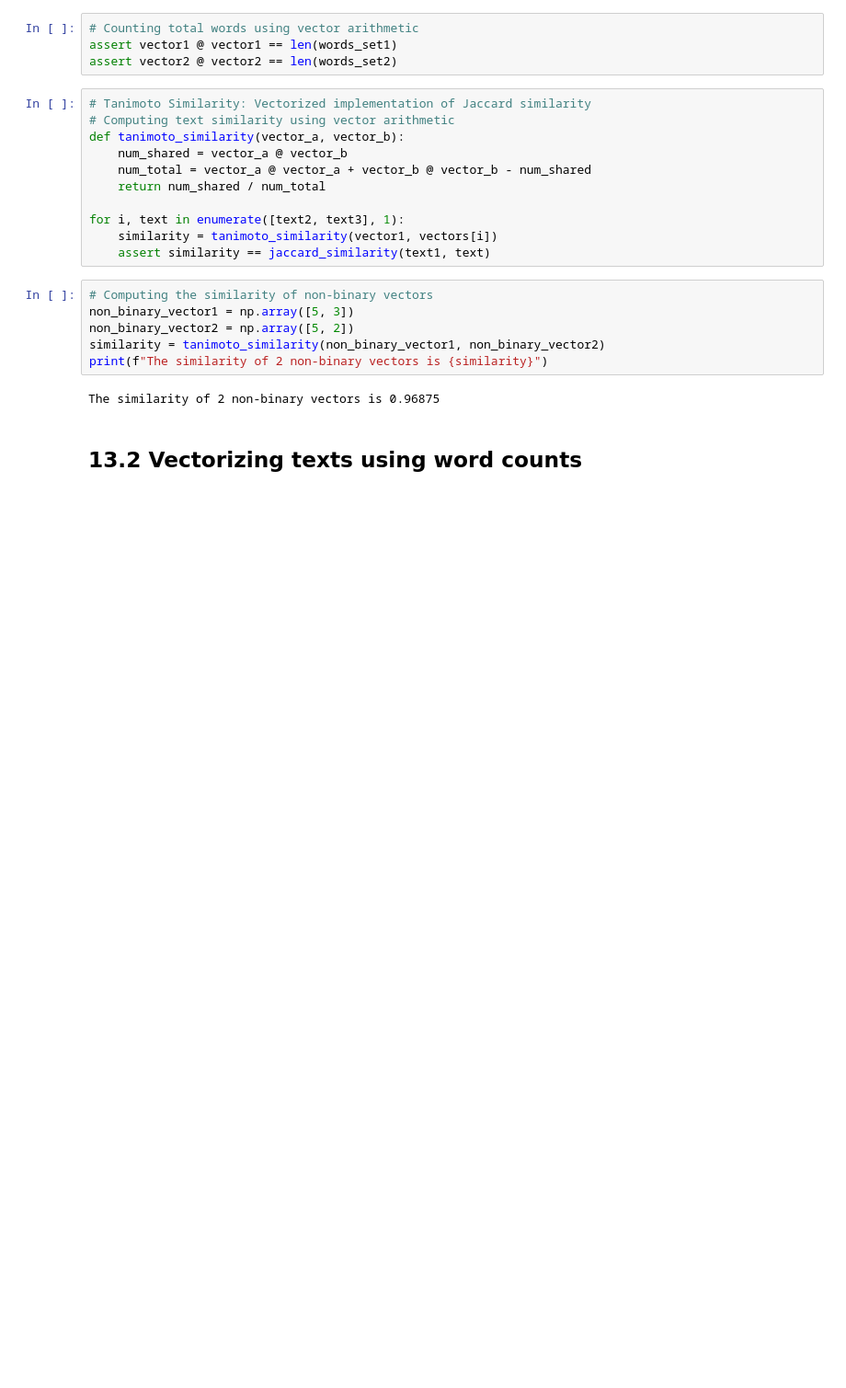
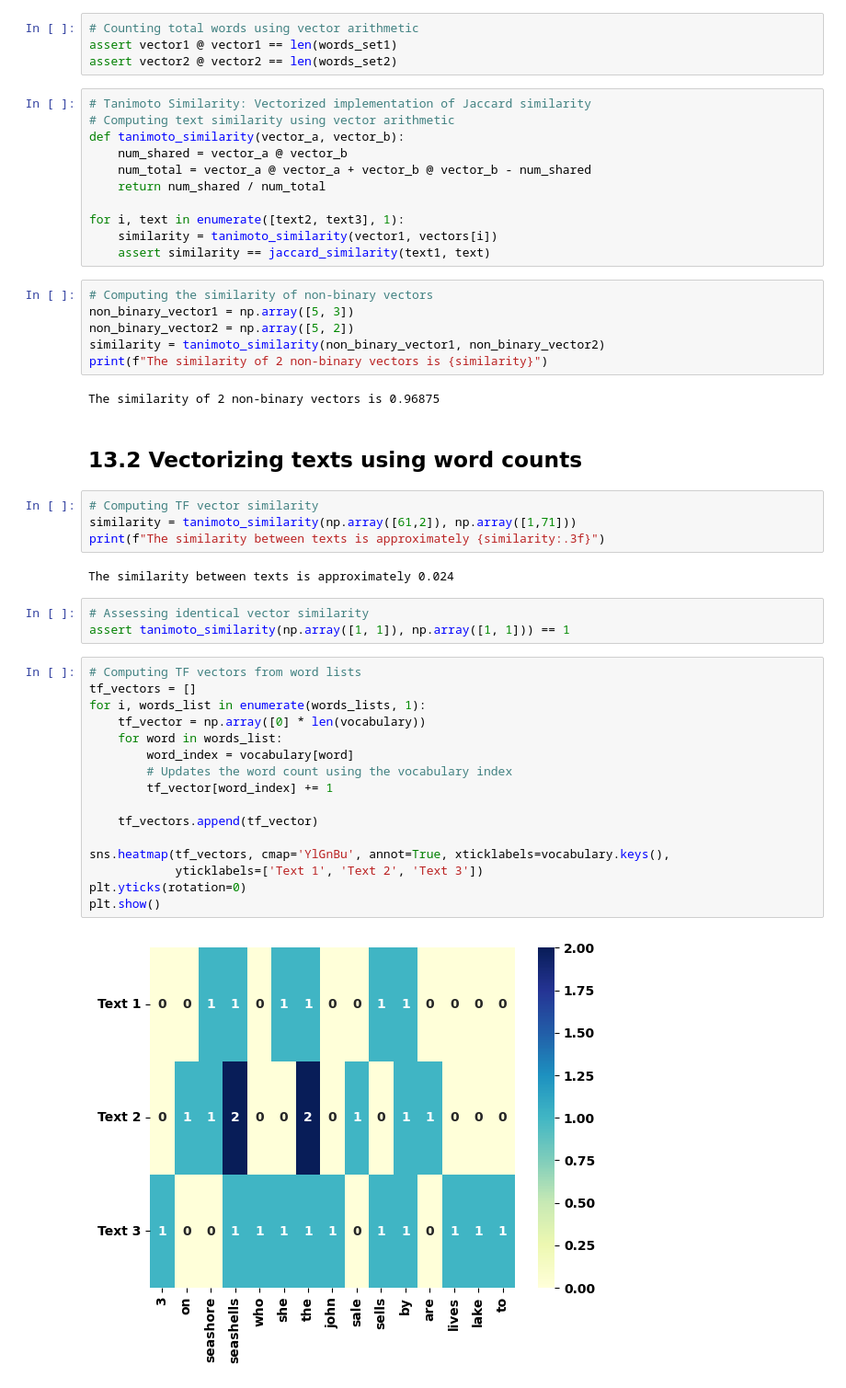
Before and after one commit to IanSinColorado/DataScienceBootcamp, a Jupyter notebook: Chapter13.ipynb, the cells around one changed output. Shown: that part at 92% size. Cells and saved outputs as stored; diff of their text form; blank space fills up the shorter version.

```diff
--- a/Chapter13.ipynb
+++ b/Chapter13.ipynb
@@ -232,3 +232,30 @@ print(f"The similarity of 2 non-binary vectors is {similarity}")
 The similarity of 2 non-binary vectors is 0.96875
 # %% [markdown]
 ## 13.2 Vectorizing texts using word counts
+# %%
+# Computing TF vector similarity
+similarity = tanimoto_similarity(np.array([61,2]), np.array([1,71]))
+print(f"The similarity between texts is approximately {similarity:.3f}")
+# %% [output]
+The similarity between texts is approximately 0.024
+# %%
+# Assessing identical vector similarity
+assert tanimoto_similarity(np.array([1, 1]), np.array([1, 1])) == 1
+# %%
+# Computing TF vectors from word lists
+tf_vectors = []
+for i, words_list in enumerate(words_lists, 1):
+    tf_vector = np.array([0] * len(vocabulary))
+    for word in words_list:
+        word_index = vocabulary[word]
+        # Updates the word count using the vocabulary index
+        tf_vector[word_index] += 1
+
+    tf_vectors.append(tf_vector)
+
+sns.heatmap(tf_vectors, cmap='YlGnBu', annot=True, xticklabels=vocabulary.keys(),
+            yticklabels=['Text 1', 'Text 2', 'Text 3'])
+plt.yticks(rotation=0)
+plt.show()
+# %% [output]
+[figure, added]
```
Also changed, not shown: parts of 14 cells of this notebook.
